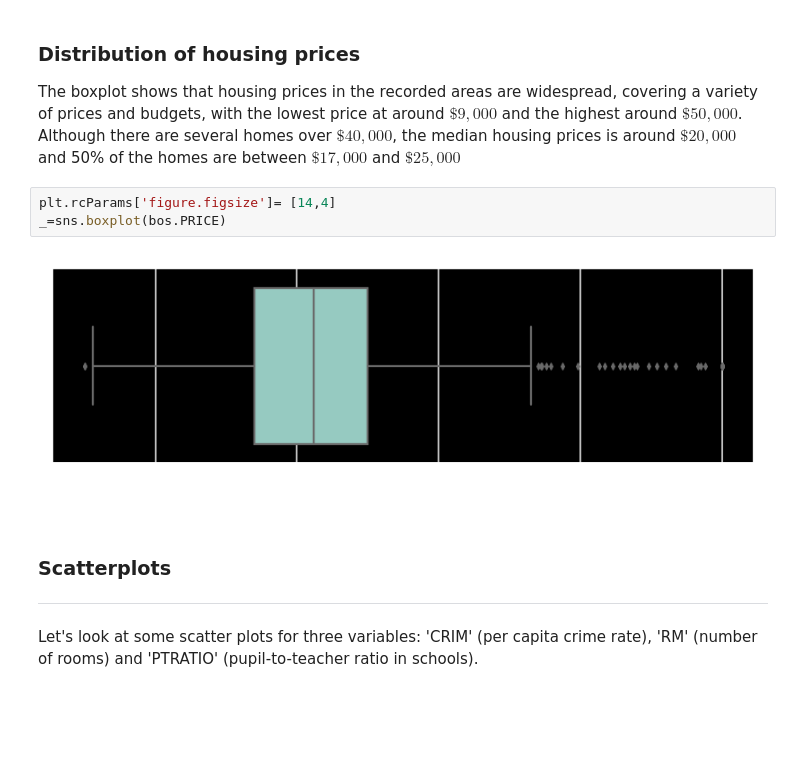
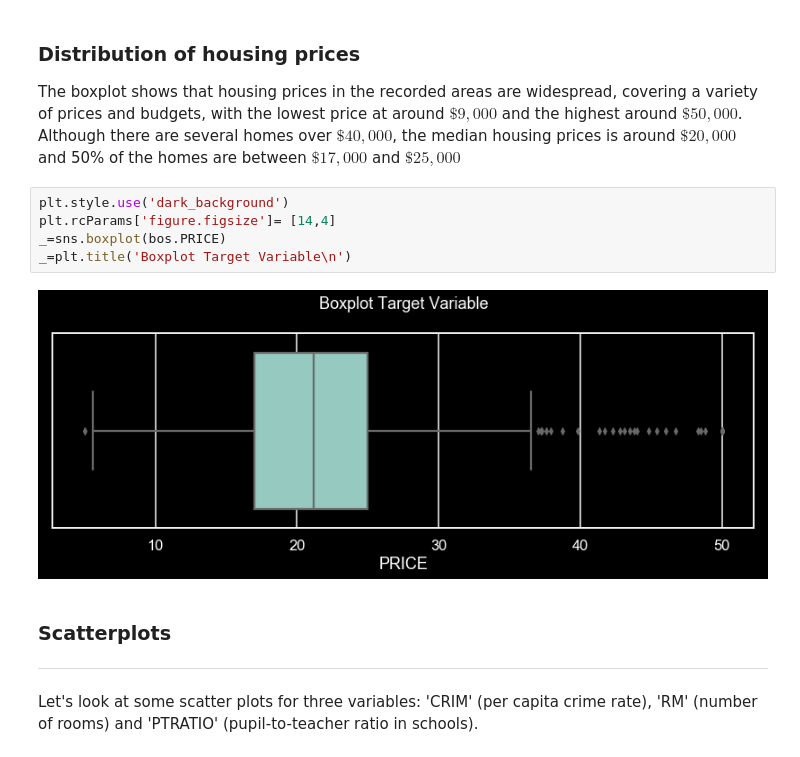
Before and after one commit to MeierG/Data-Science-Projects, a Jupyter notebook: Boston-housing-linear-regression/Boston-housing-Linear_Regression.ipynb, the cells around one changed output. Cells and saved outputs as stored; diff of their text form; blank space fills up the shorter version.

```diff
--- a/Boston-housing-linear-regression/Boston-housing-Linear_Regression.ipynb
+++ b/Boston-housing-linear-regression/Boston-housing-Linear_Regression.ipynb
@@ -259,10 +246,12 @@ bos.describe()
 ### Distribution of housing prices
 <p>The boxplot shows that housing prices in the recorded areas are widespread, covering a variety of prices and budgets, with the lowest price at around $\$ 9,000$ and the highest around $\$ 50,000$. Although there are several homes over $\$ 40,000$, the median housing prices is around $\$ 20,000$ and 50% of the homes are between $\$ 17,000$ and $\$ 25,000$</p>
 # %%
+plt.style.use('dark_background')
 plt.rcParams['figure.figsize']= [14,4]
 _=sns.boxplot(bos.PRICE)
+_=plt.title('Boxplot Target Variable\n')
 # %% [output]
-[figure, old version]
+[figure, new version]
 # %% [markdown]
 ### Scatterplots
 ***
```
Also changed, not shown: parts of 36 cells of this notebook.
